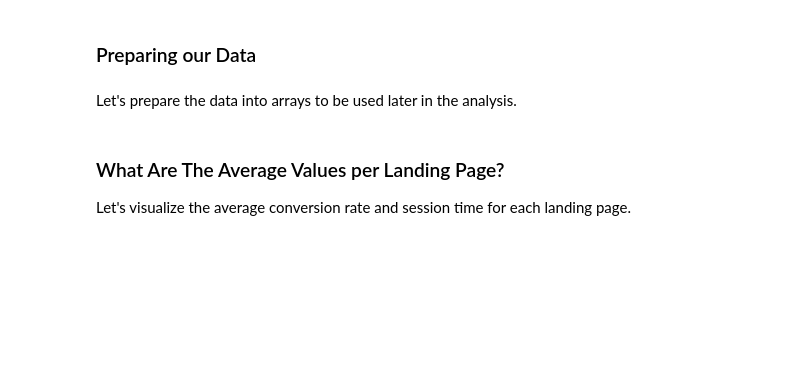
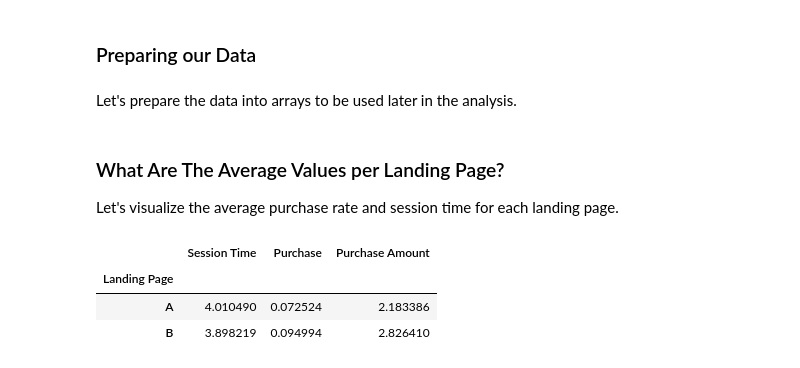
Before and after one commit to leysen1/bigquery-ab-testing, a Jupyter notebook: notebook.ipynb, the cells around one changed output. Drawn from its saved outputs; the diff is of its cells as text; code cells hidden in the pictures; blank space fills up the shorter version.

```diff
--- a/notebook.ipynb
+++ b/notebook.ipynb
@@ -89,6 +96,9 @@ df.head()
 ### Preparing our Data
 # %% [markdown]
 Let's prepare the data into arrays to be used later in the analysis.
+# %%
+df['Timestamp'] = pd.to_datetime(df['Timestamp'])
+df['YearWeek'] = df['Timestamp'].dt.strftime('%Y-w%U')
 # %%
 session_time_A = df.loc[df['Landing Page'] == 'A','Session Time'].values
 session_time_B = df.loc[df['Landing Page'] == 'B','Session Time'].values
@@ -98,5 +108,12 @@ conversions_B = df.loc[df['Landing Page'] == 'B','Conversion'].values
 # %% [markdown]
 ### What Are The Average Values per Landing Page?
 
-Let's visualize the average conversion rate and session time for each landing page.
+Let's visualize the average purchase rate and session time for each landing page.
+# %%
+df.groupby('Landing Page').agg({'Session Time':'mean','Purchase':'mean','Purchase Amount':'mean'})
+# %% [output]
+|  | Session Time | Purchase | Purchase Amount |
+| Landing Page |  |  |  |
+| A | 4.010490 | 0.072524 | 2.183386 |
+| B | 3.898219 | 0.094994 | 2.826410 |
 # %%
```
Also changed, not shown: parts of 26 cells of this notebook, 3 other files.
